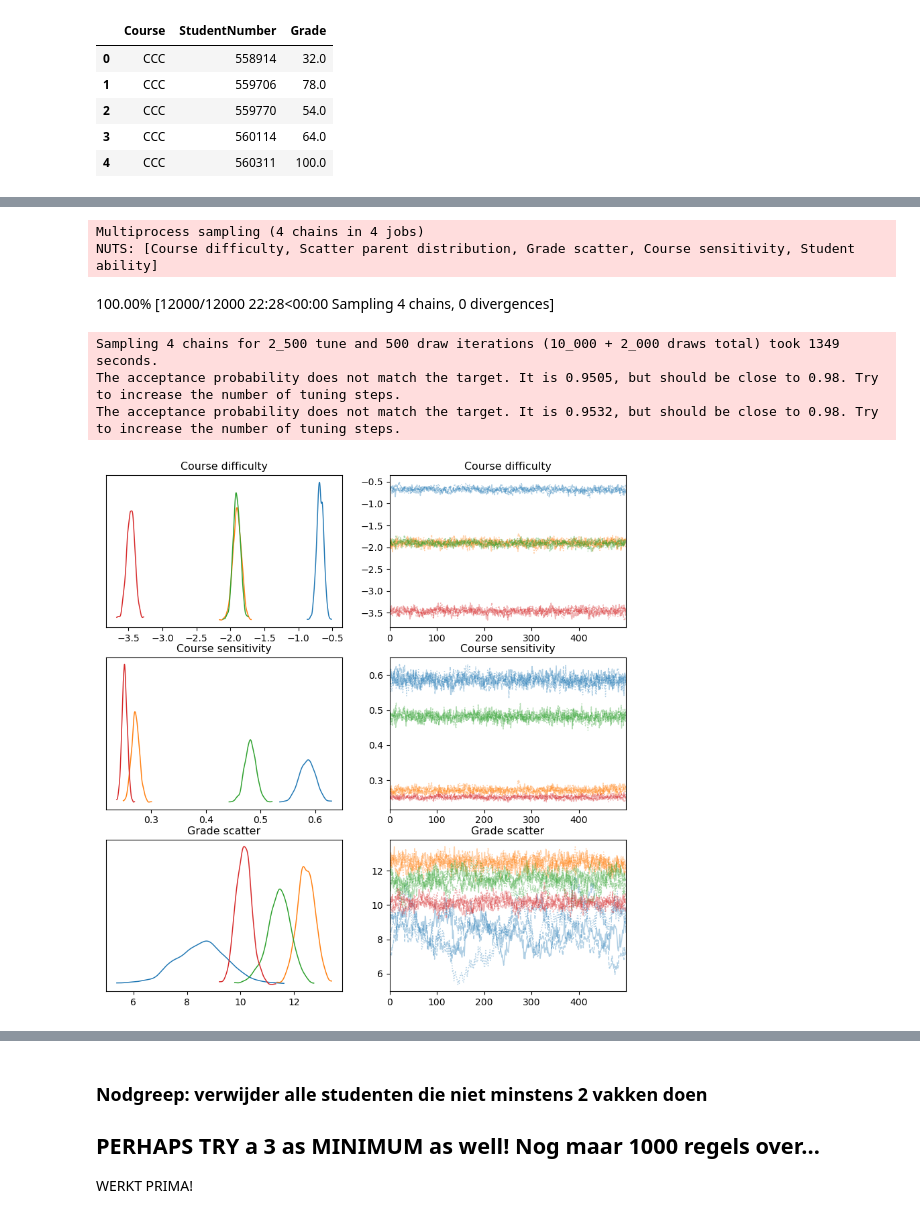
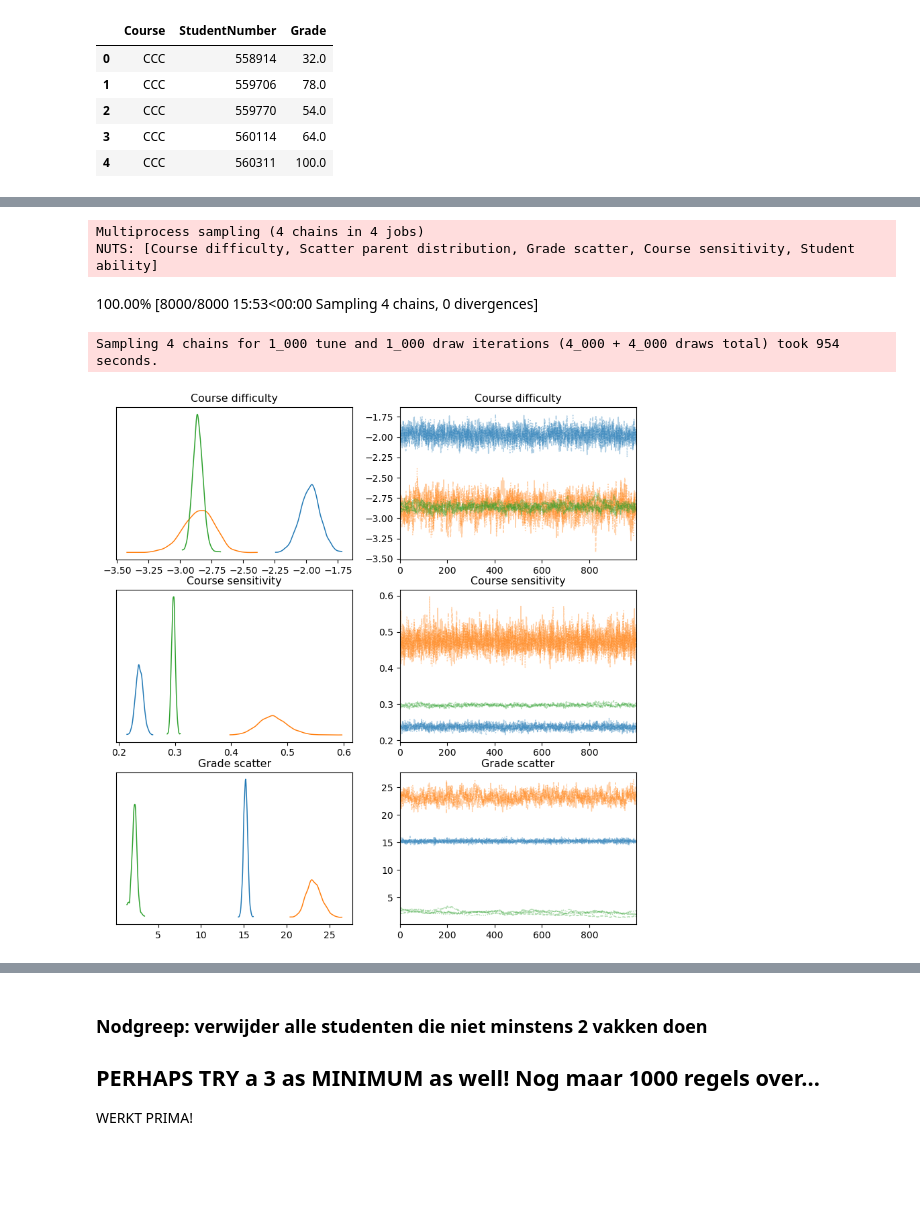
Before and after one commit to harcel/BGM_CourseNetworks, a Jupyter notebook: DataExploration.ipynb, the cells around one changed output, grey strips where cells are left out. Cells and saved outputs as stored; diff of their text form; code cells hidden in the pictures; blank space fills up the shorter version.

```diff
--- a/DataExploration.ipynb
+++ b/DataExploration.ipynb
@@ -197,17 +267,15 @@ The acceptance probability does not match the target. It is 0.9465, but should b
 # %%
 import importlib
 import utils
 importlib.reload(utils)
 from utils import model_and_visualize, model_and_visualizeOU
-trace, sim = model_and_visualizeOU(results_network[results_network.Course.isin(['CCC', 'CCC_a', 'DDD', 'DDD_a'])])
+trace, sim = model_and_visualizeOU(results_network[results_network.Course.isin(['CCC_a', 'DDD', 'DDD_a'])]) # 'CCC '
 # %% [output]
 Multiprocess sampling (4 chains in 4 jobs)
 NUTS: [Course difficulty, Scatter parent distribution, Grade scatter, Course sensitivity, Student ability]
-100.00% [12000/12000 22:28<00:00 Sampling 4 chains, 0 divergences]
+100.00% [8000/8000 15:53<00:00 Sampling 4 chains, 0 divergences]
-Sampling 4 chains for 2_500 tune and 500 draw iterations (10_000 + 2_000 draws total) took 1349 seconds.
-The acceptance probability does not match the target. It is 0.9505, but should be close to 0.98. Try to increase the number of tuning steps.
-The acceptance probability does not match the target. It is 0.9532, but should be close to 0.98. Try to increase the number of tuning steps.
+Sampling 4 chains for 1_000 tune and 1_000 draw iterations (4_000 + 4_000 draws total) took 954 seconds.
-[figure, old version]
+[figure, new version]
 # %%
 # Save the trace, so I don't need to run it all again tomorrow!
 import pickle
```
Also changed, not shown: parts of 12 cells of this notebook, 5 other files.
